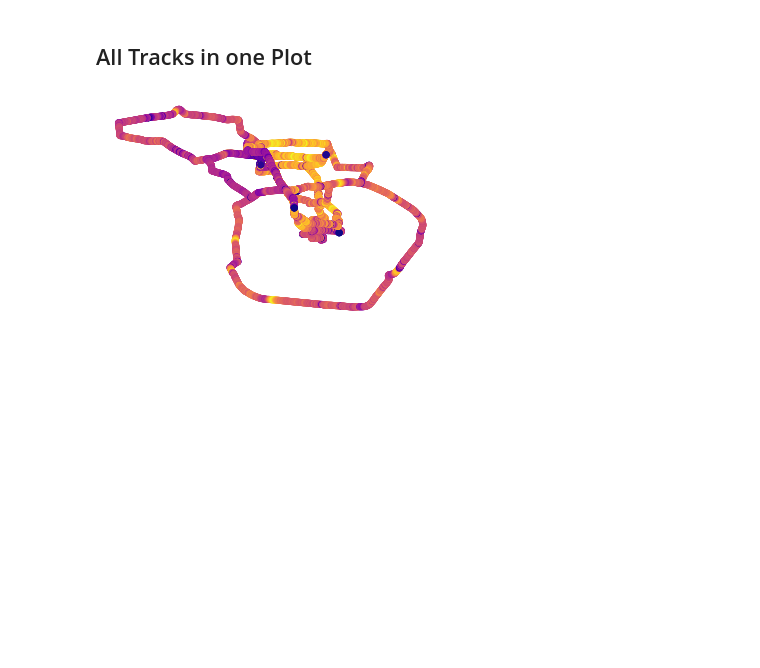
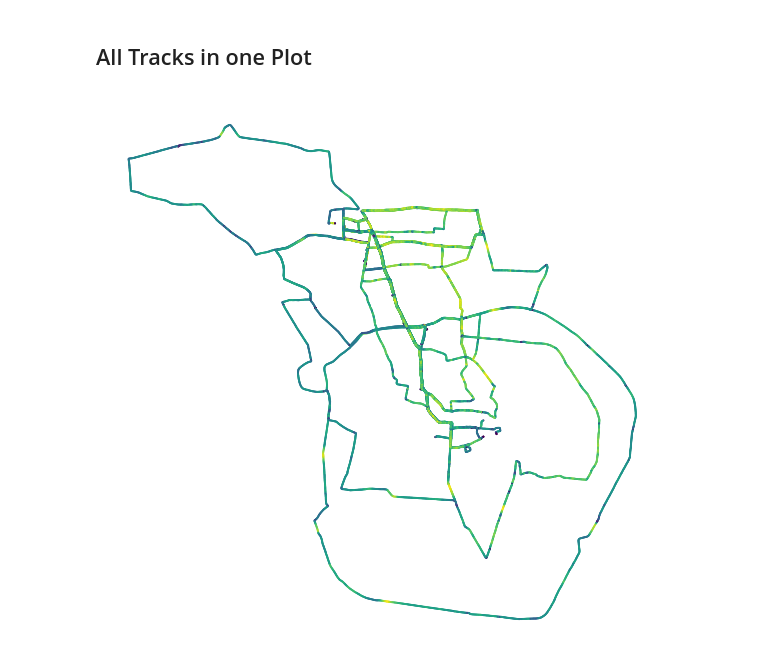
Before and after one commit to TheReconPilot/cycling-visualisation, a Jupyter notebook: geoviz.ipynb, the cells around one changed output. Saved outputs shown, nothing was run; the diff lists cells and outputs as text; code cells hidden in the pictures; blank space fills up the shorter version.

Commit message:
Rerun with complete export data until now

```diff
--- a/geoviz.ipynb
+++ b/geoviz.ipynb
@@ -42,18 +42,25 @@ plt.axis('off')
 # %% [markdown]
 ## All Tracks in one Plot
 # %%
-data_dir = "data"
+data_dir = "OpenTrack Export"
 
 # Get a list of gpx files in the data directory
 track_files = [f for f in os.listdir(data_dir) if f.endswith(".gpx")]
 # %%
+plt.figure(figsize=(10, 10))
+
 for track_file in track_files:
     track = gpxo.Track(os.path.join(data_dir, track_file))
 
     # Plot with matplotlib, colouring based on speed
-    plt.scatter(track.longitude, track.latitude, c=track.velocity, cmap='plasma')
+    plt.scatter(
+        x=track.longitude,
+        y=track.latitude,
+        c=track.velocity,
+        s=1.0
+    )
 
 plt.axis('off')
 plt.show()
 # %% [output]
-[figure, old version]
+[figure, new version]
```
